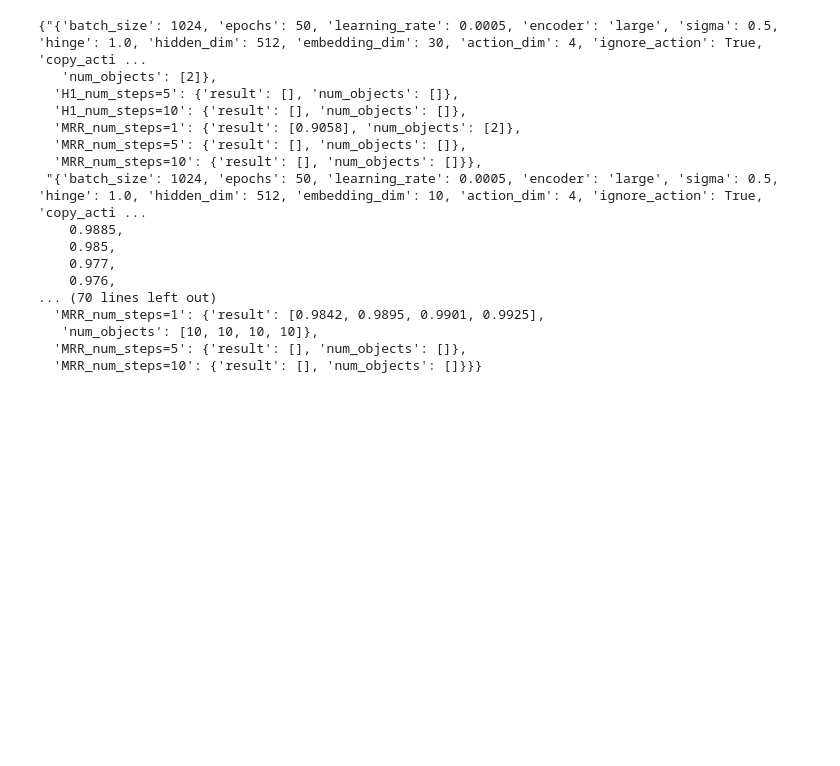
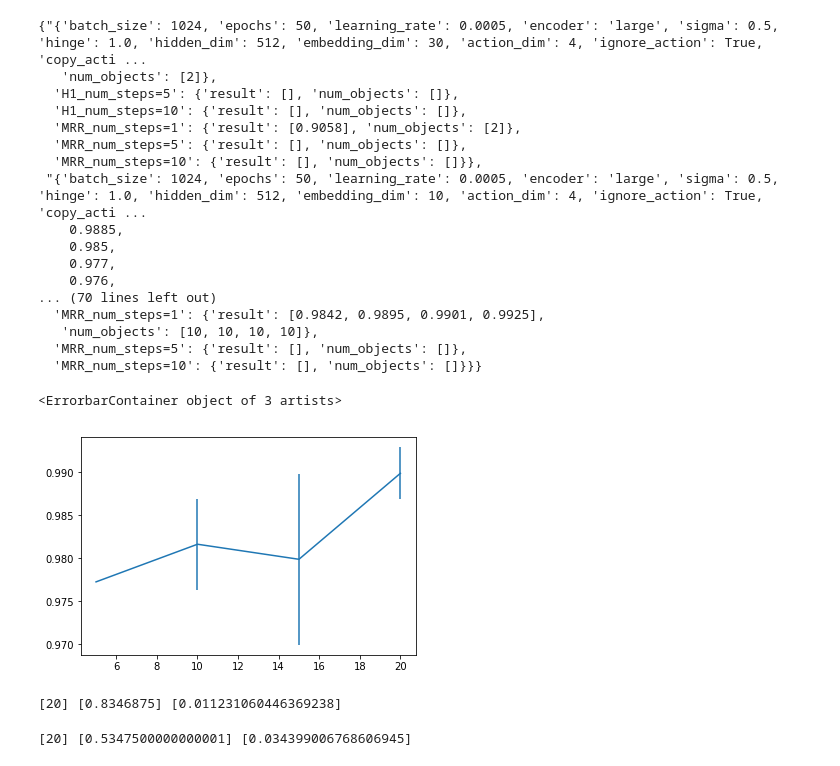
Before and after one commit to gabrielsluz/c-swm, a Jupyter notebook: Experiments.ipynb, the cells around one changed output. Drawn from its saved outputs; the diff is of its cells as text; code cells hidden in the pictures; blank space fills up the shorter version.

Commit message:
Basic ranking results

```diff
--- a/Experiments.ipynb
+++ b/Experiments.ipynb
@@ -392,3 +392,31 @@ results
    'num_objects': [10, 10, 10, 10]},
   'MRR_num_steps=5': {'result': [], 'num_objects': []},
   'MRR_num_steps=10': {'result': [], 'num_objects': []}}}
+# %%
+params = ['encoder', 'embedding_dim', 'batch_size']
+values = ["large", 10, 1024]
+experiment_key = 'H1_num_steps=1'
+varying_param = 'num_objects'
+x, y_mean, y_std = get_plot_ready_res(results, params, values, experiment_key, varying_param)
+plt.errorbar(x, y_mean, yerr=y_std)
+# %% [output]
+<ErrorbarContainer object of 3 artists>
+[figure, added]
+# %%
+params = ['encoder', 'embedding_dim', 'batch_size']
+values = ["large", 10, 1024]
+experiment_key = 'H1_num_steps=5'
+varying_param = 'num_objects'
+x, y_mean, y_std = get_plot_ready_res(results, params, values, experiment_key, varying_param)
+print(x, y_mean, y_std)
+# %% [output]
+[20] [0.8346875] [0.011231060446369238]
+# %%
+params = ['encoder', 'embedding_dim', 'batch_size']
+values = ["large", 10, 1024]
+experiment_key = 'H1_num_steps=10'
+varying_param = 'num_objects'
+x, y_mean, y_std = get_plot_ready_res(results, params, values, experiment_key, varying_param)
+print(x, y_mean, y_std)
+# %% [output]
+[20] [0.5347500000000001] [0.034399006768606945]
```
Also changed, not shown: parts of 4 cells of this notebook.
